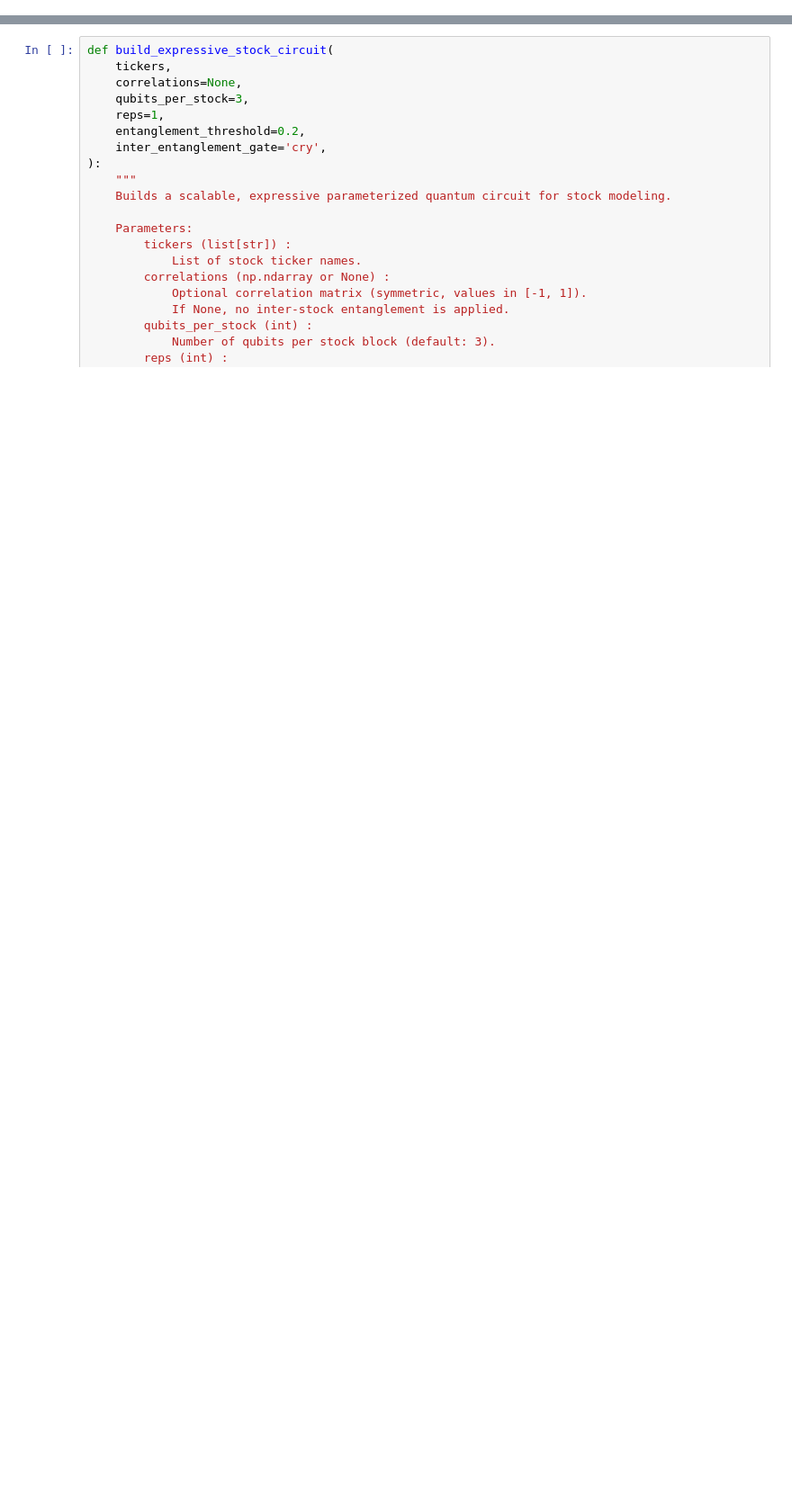
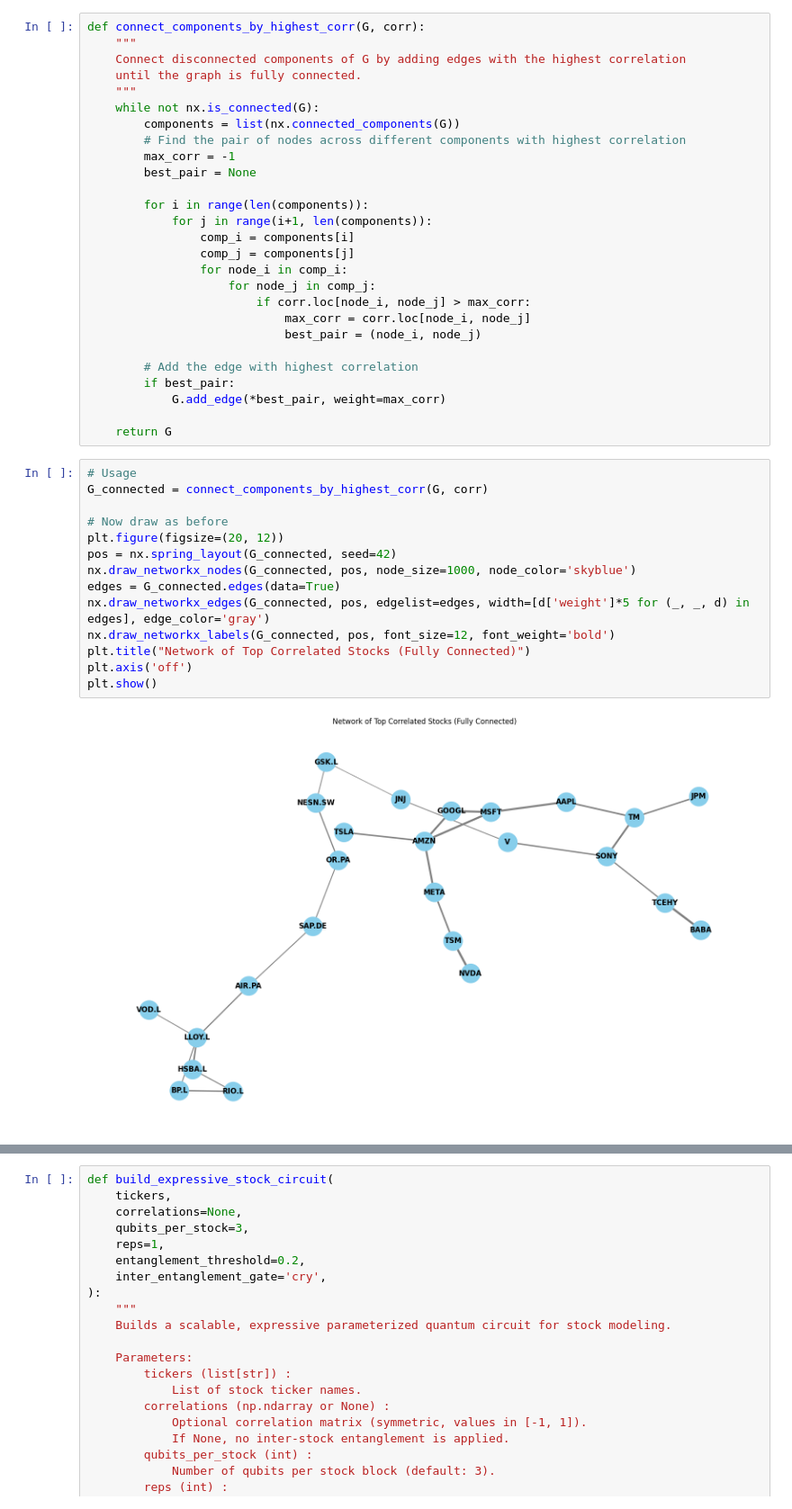
Before and after one commit to adam-milner1/Schro-horse, a Jupyter notebook: Second_ideas.ipynb, the cells around one changed output, grey strips where cells are left out. Shown: that part at 90% size. Saved outputs shown, nothing was run; the diff lists cells and outputs as text; blank space fills up the shorter version.

```diff
--- a/Second_ideas.ipynb
+++ b/Second_ideas.ipynb
@@ -28,0 +150,43 @@ dp.plot_tickers_pct_change_corr(data, tickers, title="Ticker % Change Correlatio
+# %%
+def connect_components_by_highest_corr(G, corr):
+    """
+    Connect disconnected components of G by adding edges with the highest correlation
+    until the graph is fully connected.
+    """
+    while not nx.is_connected(G):
+        components = list(nx.connected_components(G))
+        # Find the pair of nodes across different components with highest correlation
+        max_corr = -1
+        best_pair = None
+
+        for i in range(len(components)):
+            for j in range(i+1, len(components)):
+                comp_i = components[i]
+                comp_j = components[j]
+                for node_i in comp_i:
+                    for node_j in comp_j:
+                        if corr.loc[node_i, node_j] > max_corr:
+                            max_corr = corr.loc[node_i, node_j]
+                            best_pair = (node_i, node_j)
+
+        # Add the edge with highest correlation
+        if best_pair:
+            G.add_edge(*best_pair, weight=max_corr)
+
+    return G
+# %%
+# Usage
+G_connected = connect_components_by_highest_corr(G, corr)
+
+# Now draw as before
+plt.figure(figsize=(20, 12))
+pos = nx.spring_layout(G_connected, seed=42)
+nx.draw_networkx_nodes(G_connected, pos, node_size=1000, node_color='skyblue')
+edges = G_connected.edges(data=True)
+nx.draw_networkx_edges(G_connected, pos, edgelist=edges, width=[d['weight']*5 for (_, _, d) in edges], edge_color='gray')
+nx.draw_networkx_labels(G_connected, pos, font_size=12, font_weight='bold')
+plt.title("Network of Top Correlated Stocks (Fully Connected)")
+plt.axis('off')
+plt.show()
+# %% [output]
+[figure, added]
```
Also changed, not shown: parts of 9 cells of this notebook, 2 other files.
